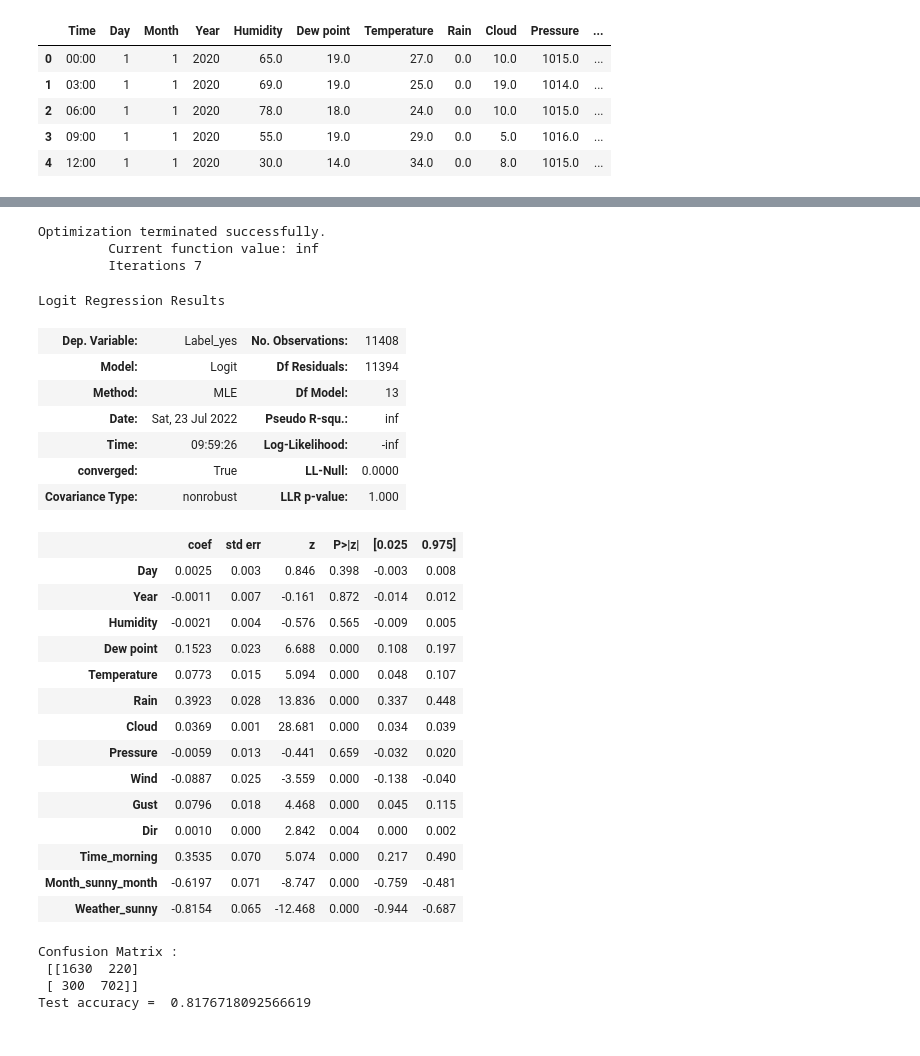
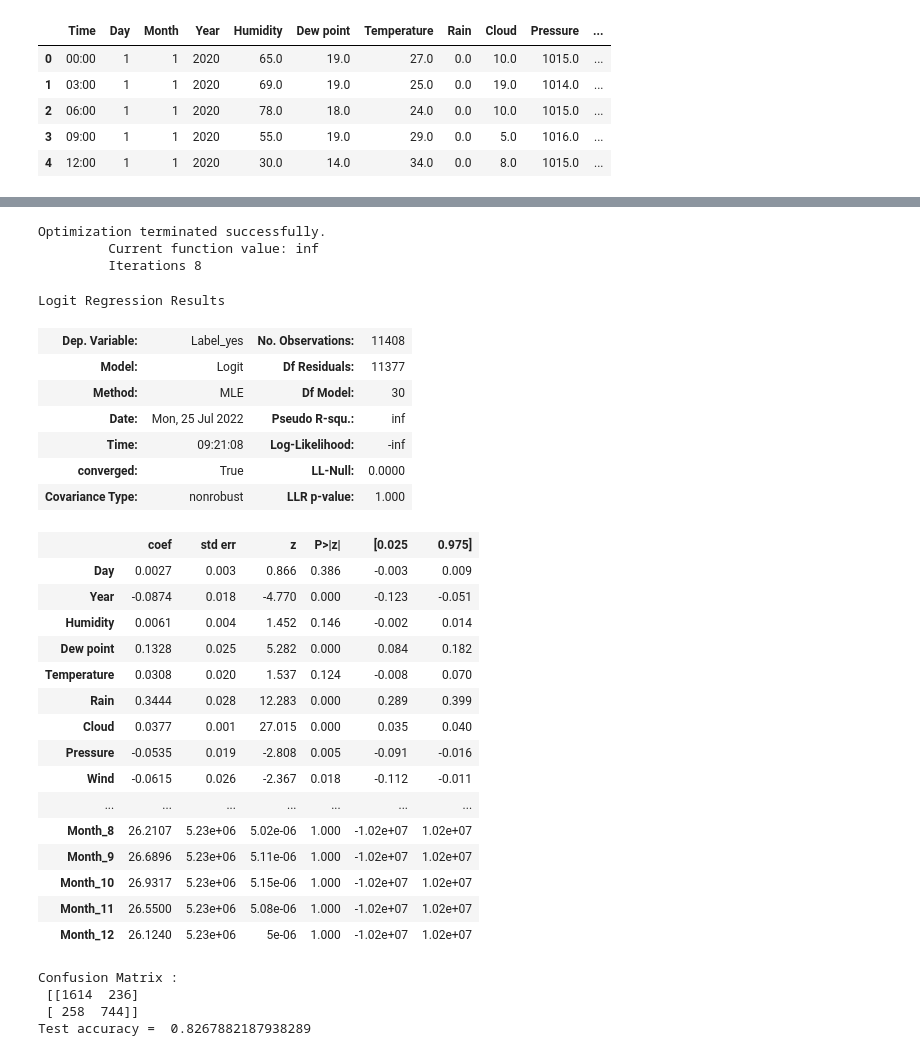
Before and after one commit to thang-dao/weather_analysis, a Jupyter notebook: main.ipynb, the cells around one changed output, grey strips where cells are left out. Saved outputs shown, nothing was run; the diff lists cells and outputs as text; code cells hidden in the pictures.

Commit message:
#update new preprocess data for training

```diff
--- a/main.ipynb
+++ b/main.ipynb
@@ -128,0 +83,6 @@ See the caveats in the documentation: https://pandas.pydata.org/pandas-docs/stab
+# %%
+# remove columns
+# drop_columns = ['Day', 'Year', 'Humidity', 'Pressure']
+drop_columns = []
+data = data.drop(drop_columns, axis=1)
+data.head()
@@ -128,0 +96,11 @@ See the caveats in the documentation: https://pandas.pydata.org/pandas-docs/stab
+# %%
+def convert_category2numeric(data, columns_name):
+    for col in columns_name:
+        data = pd.concat((data, pd.get_dummies(data[col], prefix=col)), axis=1)
+        data = data.drop([col], axis=1)
+    return data
+# %%
+data = convert_category2numeric(data, ['Time', 'Weather', 'Month'])
+data = pd.concat((data, pd.get_dummies(data['Label'], prefix='Label', drop_first=True)), axis=1)
+data = data.drop(['Label'], axis=1)
+data.head()
@@ -129,46 +115,47 @@ See the caveats in the documentation: https://pandas.pydata.org/pandas-docs/stab
+# %%
+all_columns = data.columns.to_list()
+Y_colums = ['Label_yes']
+X_colums = [x for x in all_columns if x not in Y_colums]
 # %%
 train_set, test_set = train_test_split(data, test_size=0.2)
 # %%
-Xtrain = train_set[['Day', 'Year', 'Humidity', 'Dew point', 'Temperature', 'Rain', 'Cloud',
-       'Pressure', 'Wind', 'Gust', 'Dir', 'Time_morning', 'Month_sunny_month',
-       'Weather_sunny']]
-ytrain = train_set[['Label_yes']]
+Xtrain = train_set[X_colums]
+ytrain = train_set[Y_colums]
 
 # building the model and fitting the data
 log_reg = sm.Logit(ytrain, Xtrain).fit()
 log_reg.summary()
 # %% [output]
 Optimization terminated successfully.
          Current function value: inf
-         Iterations 7
+         Iterations 8
 Logit Regression Results
 | Dep. Variable: | Label_yes | No. Observations: | 11408 |
-| Model: | Logit | Df Residuals: | 11394 |
-| Method: | MLE | Df Model: | 13 |
-| Date: | Sat, 23 Jul 2022 | Pseudo R-squ.: | inf |
-| Time: | 09:59:26 | Log-Likelihood: | -inf |
+| Model: | Logit | Df Residuals: | 11377 |
+| Method: | MLE | Df Model: | 30 |
+| Date: | Mon, 25 Jul 2022 | Pseudo R-squ.: | inf |
+| Time: | 09:21:08 | Log-Likelihood: | -inf |
 | converged: | True | LL-Null: | 0.0000 |
 | Covariance Type: | nonrobust | LLR p-value: | 1.000 |
 |  | coef | std err | z | P>|z| | [0.025 | 0.975] |
-| Day | 0.0025 | 0.003 | 0.846 | 0.398 | -0.003 | 0.008 |
-| Year | -0.0011 | 0.007 | -0.161 | 0.872 | -0.014 | 0.012 |
-| Humidity | -0.0021 | 0.004 | -0.576 | 0.565 | -0.009 | 0.005 |
-| Dew point | 0.1523 | 0.023 | 6.688 | 0.000 | 0.108 | 0.197 |
-| Temperature | 0.0773 | 0.015 | 5.094 | 0.000 | 0.048 | 0.107 |
-| Rain | 0.3923 | 0.028 | 13.836 | 0.000 | 0.337 | 0.448 |
-| Cloud | 0.0369 | 0.001 | 28.681 | 0.000 | 0.034 | 0.039 |
-| Pressure | -0.0059 | 0.013 | -0.441 | 0.659 | -0.032 | 0.020 |
-| Wind | -0.0887 | 0.025 | -3.559 | 0.000 | -0.138 | -0.040 |
-| Gust | 0.0796 | 0.018 | 4.468 | 0.000 | 0.045 | 0.115 |
-| Dir | 0.0010 | 0.000 | 2.842 | 0.004 | 0.000 | 0.002 |
-| Time_morning | 0.3535 | 0.070 | 5.074 | 0.000 | 0.217 | 0.490 |
-| Month_sunny_month | -0.6197 | 0.071 | -8.747 | 0.000 | -0.759 | -0.481 |
-| Weather_sunny | -0.8154 | 0.065 | -12.468 | 0.000 | -0.944 | -0.687 |
+| Day | 0.0027 | 0.003 | 0.866 | 0.386 | -0.003 | 0.009 |
+| Year | -0.0874 | 0.018 | -4.770 | 0.000 | -0.123 | -0.051 |
+| Humidity | 0.0061 | 0.004 | 1.452 | 0.146 | -0.002 | 0.014 |
+| Dew point | 0.1328 | 0.025 | 5.282 | 0.000 | 0.084 | 0.182 |
+| Temperature | 0.0308 | 0.020 | 1.537 | 0.124 | -0.008 | 0.070 |
+| Rain | 0.3444 | 0.028 | 12.283 | 0.000 | 0.289 | 0.399 |
+| Cloud | 0.0377 | 0.001 | 27.015 | 0.000 | 0.035 | 0.040 |
+| Pressure | -0.0535 | 0.019 | -2.808 | 0.005 | -0.091 | -0.016 |
+| Wind | -0.0615 | 0.026 | -2.367 | 0.018 | -0.112 | -0.011 |
+| ... | ... | ... | ... | ... | ... | ... |
+| Month_8 | 26.2107 | 5.23e+06 | 5.02e-06 | 1.000 | -1.02e+07 | 1.02e+07 |
+| Month_9 | 26.6896 | 5.23e+06 | 5.11e-06 | 1.000 | -1.02e+07 | 1.02e+07 |
+| Month_10 | 26.9317 | 5.23e+06 | 5.15e-06 | 1.000 | -1.02e+07 | 1.02e+07 |
+| Month_11 | 26.5500 | 5.23e+06 | 5.08e-06 | 1.000 | -1.02e+07 | 1.02e+07 |
+| Month_12 | 26.1240 | 5.23e+06 | 5e-06 | 1.000 | -1.02e+07 | 1.02e+07 |
 # %%
-Xtest = test_set[['Day', 'Year', 'Humidity', 'Dew point', 'Temperature', 'Rain', 'Cloud',
-       'Pressure', 'Wind', 'Gust', 'Dir', 'Time_morning', 'Month_sunny_month',
-       'Weather_sunny']]
-ytest = test_set[['Label_yes']]
+Xtest = test_set[all_columns[:-1]]
+ytest = test_set[all_columns[-1]]
 
 yhat = log_reg.predict(Xtest)
 prediction = list(map(round, yhat))
@@ -179,6 +166,6 @@ print ("Confusion Matrix : \n", cm)
 print('Test accuracy = ', accuracy_score(ytest, prediction))
 # %% [output]
 Confusion Matrix :
- [[1630  220]
- [ 300  702]]
-Test accuracy =  0.8176718092566619
+ [[1614  236]
+ [ 258  744]]
+Test accuracy =  0.8267882187938289
```
Also changed, not shown: parts of 21 cells of this notebook, 1 other file.
